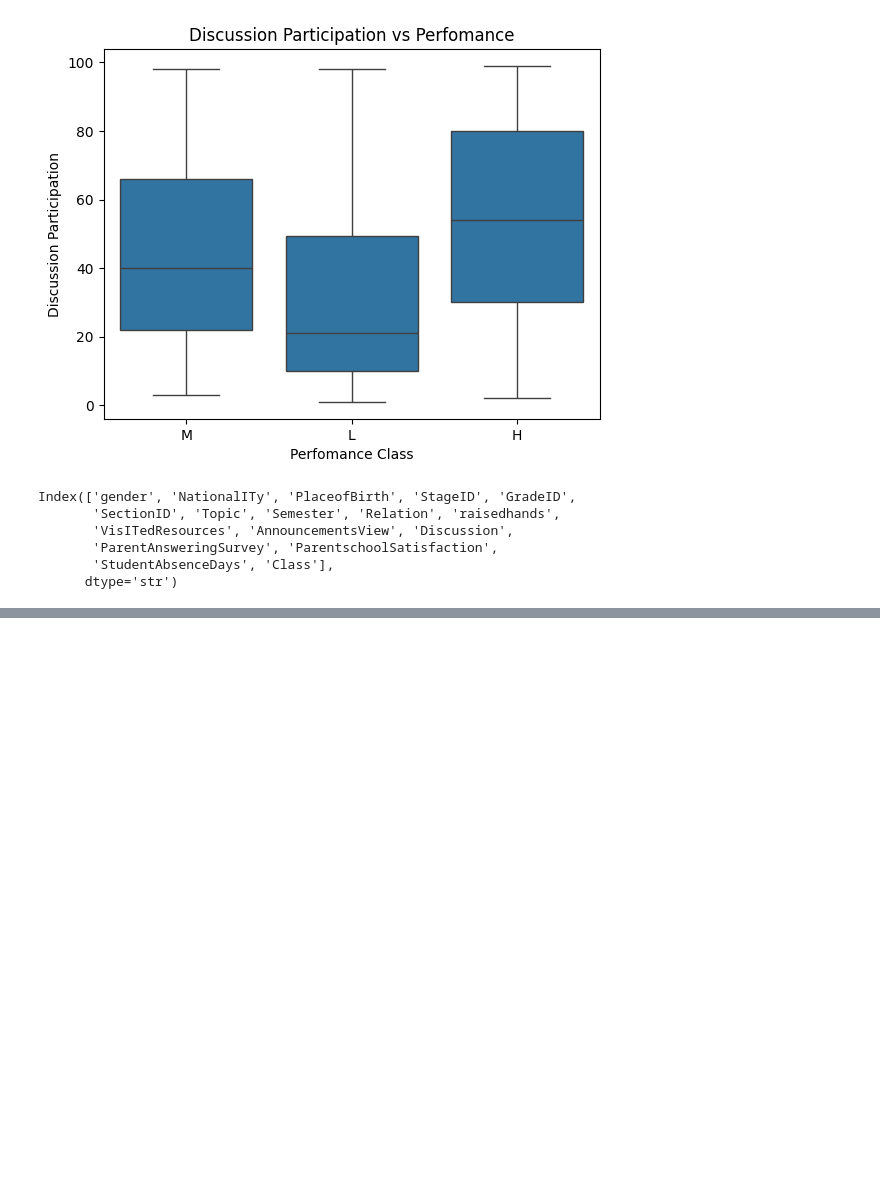
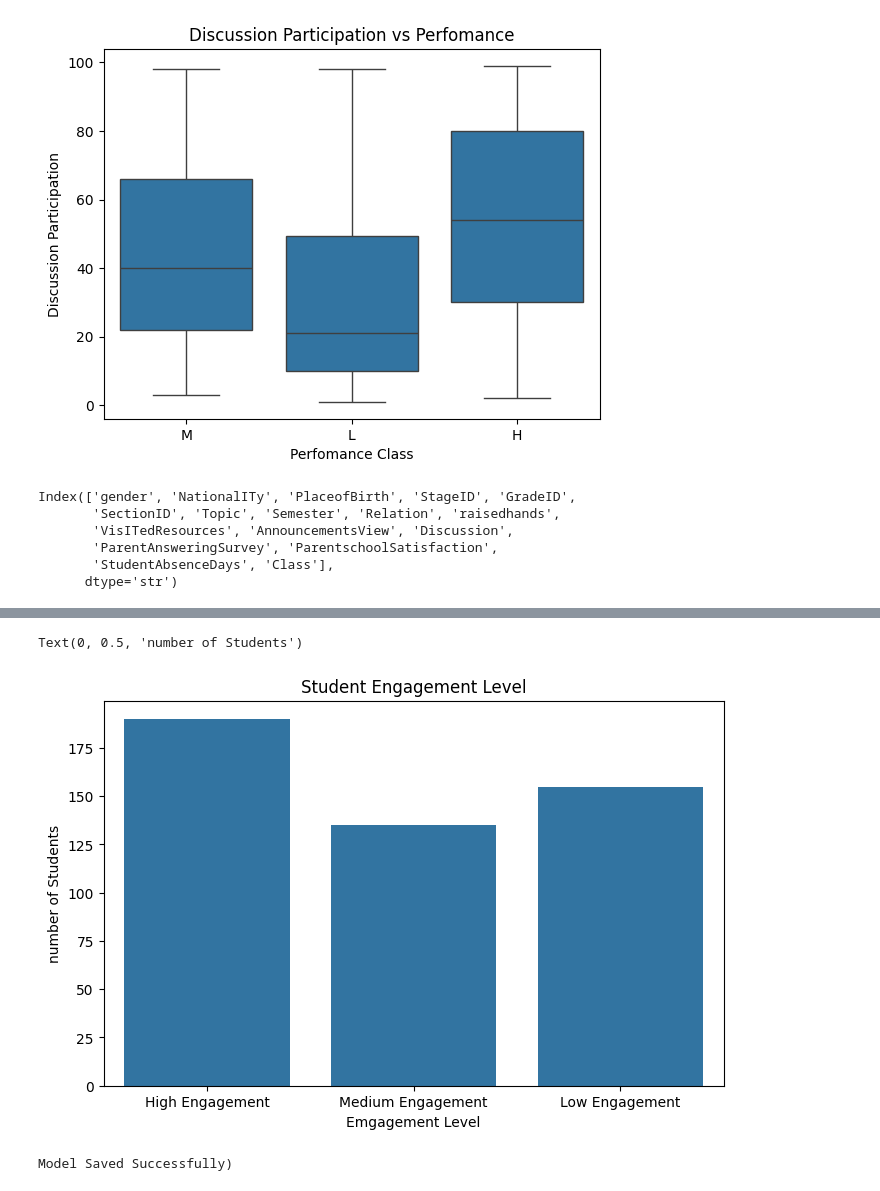
Before and after one commit to Codedby-AC/School, a Jupyter notebook: ml_moodels/train_models.ipynb, the cells around one changed output, grey strips where cells are left out. Drawn from its saved outputs; the diff is of its cells as text; code cells hidden in the pictures; blank space fills up the shorter version.

```diff
--- a/ml_moodels/train_models.ipynb
+++ b/ml_moodels/train_models.ipynb
@@ -151,0 +224,4 @@ data[]
+# %%
+kmeans = KMeans(n_clusters=3, random_state=42)
+
+data['Cluster'] = kmeans.fit_predict(scaled_features)
@@ -151,0 +259,10 @@ data[]
+# %%
+cluster_names = {
+    0: "Low Engagement",
+    1: "Medium Engagement",
+    3: "High Engagement"
+}
+
+data['Engagement_Level'] = data['Cluster'].map(cluster_names)
+
+data[["Cluster", 'Engagement_Level']].head()
@@ -151,0 +288,12 @@ data[]
+# %%
+data['Cluster'] = data['Cluster'].astype(int)
+
+cluster_names = {
+    0: "Low Engagement",
+    1: "Medium Engagement",
+    2: "High Engagement"
+}
+
+data['Engagement_Level'] = data['Cluster'].map(cluster_names)
+
+data[['Cluster', 'Engagement_Level']].head()
@@ -151,0 +316,23 @@ data[]
+# %%
+plt.figure(figsize =(8, 5))
+
+sns.countplot(
+    x = 'Engagement_Level',
+    data = data
+)
+
+plt.title("Student Engagement Level")
+plt.xlabel("Emgagement Level")
+plt.ylabel("number of Students")
+
+plt.show()
+# %% [output]
+Text(0, 0.5, 'number of Students')
+[figure, added]
+# %%
+joblib.dump(kmeans, "../ml_models/student_cluster_model.pkl")
+joblib.dump(scaler, "../ml_models/scaler.pkl")
+
+print("Model Saved Successfully)")
+# %% [output]
+Model Saved Successfully)
```
Also changed, not shown: parts of 15 cells of this notebook, 4 other files.
